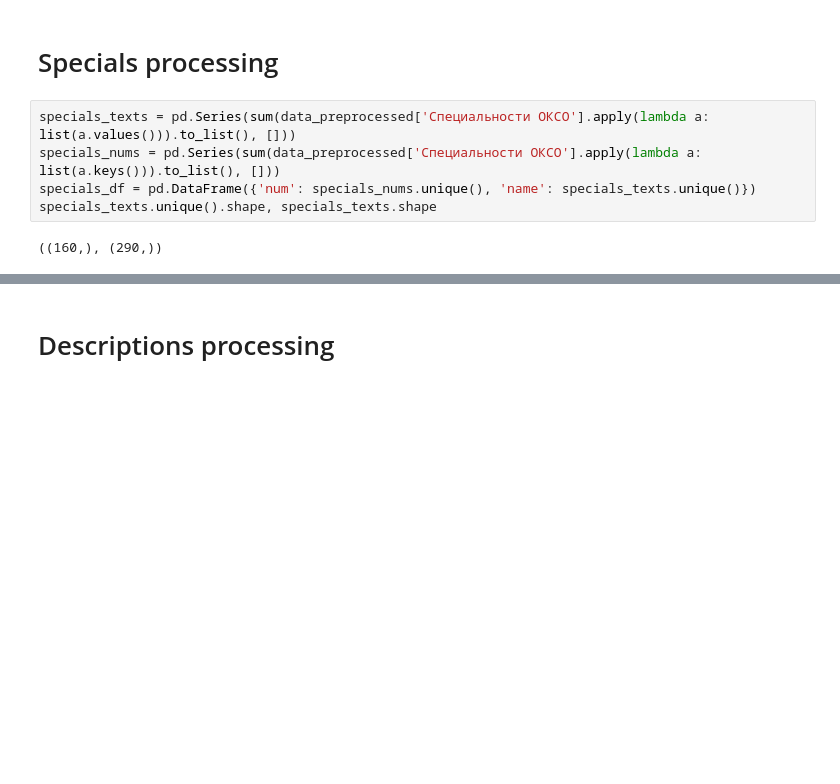
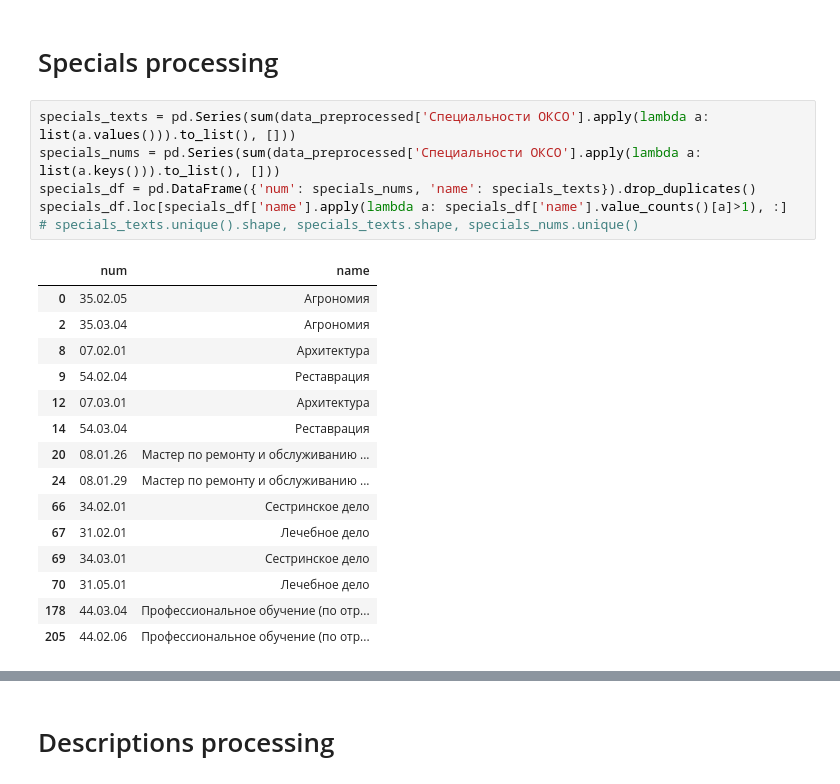
Before and after one commit to AderaTeam/lct-yakut-2023, a Jupyter notebook: apps/algorithms/Analize/preproces_main_data.ipynb, the cells around one changed output, grey strips where cells are left out. Saved outputs shown, nothing was run; the diff lists cells and outputs as text; blank space fills up the shorter version.

```diff
--- a/apps/algorithms/Analize/preproces_main_data.ipynb
+++ b/apps/algorithms/Analize/preproces_main_data.ipynb
@@ -112,7 +108,22 @@ data_preprocessed.head(3)
 # %%
 specials_texts = pd.Series(sum(data_preprocessed['Специальности ОКСО'].apply(lambda a: list(a.values())).to_list(), []))
 specials_nums = pd.Series(sum(data_preprocessed['Специальности ОКСО'].apply(lambda a: list(a.keys())).to_list(), []))
-specials_df = pd.DataFrame({'num': specials_nums.unique(), 'name': specials_texts.unique()})
-specials_texts.unique().shape, specials_texts.shape
+specials_df = pd.DataFrame({'num': specials_nums, 'name': specials_texts}).drop_duplicates()
+specials_df.loc[specials_df['name'].apply(lambda a: specials_df['name'].value_counts()[a]>1), :]
+# specials_texts.unique().shape, specials_texts.shape, specials_nums.unique()
 # %% [output]
-((160,), (290,))
+|  | num | name |
+| 0 | 35.02.05 | Агрономия |
+| 2 | 35.03.04 | Агрономия |
+| 8 | 07.02.01 | Архитектура |
+| 9 | 54.02.04 | Реставрация |
+| 12 | 07.03.01 | Архитектура |
+| 14 | 54.03.04 | Реставрация |
+| 20 | 08.01.26 | Мастер по ремонту и обслуживанию ... |
+| 24 | 08.01.29 | Мастер по ремонту и обслуживанию ... |
+| 66 | 34.02.01 | Сестринское дело |
+| 67 | 31.02.01 | Лечебное дело |
+| 69 | 34.03.01 | Сестринское дело |
+| 70 | 31.05.01 | Лечебное дело |
+| 178 | 44.03.04 | Профессиональное обучение (по отр... |
+| 205 | 44.02.06 | Профессиональное обучение (по отр... |
```
Also changed, not shown: parts of 10 cells of this notebook, 24 other files.
